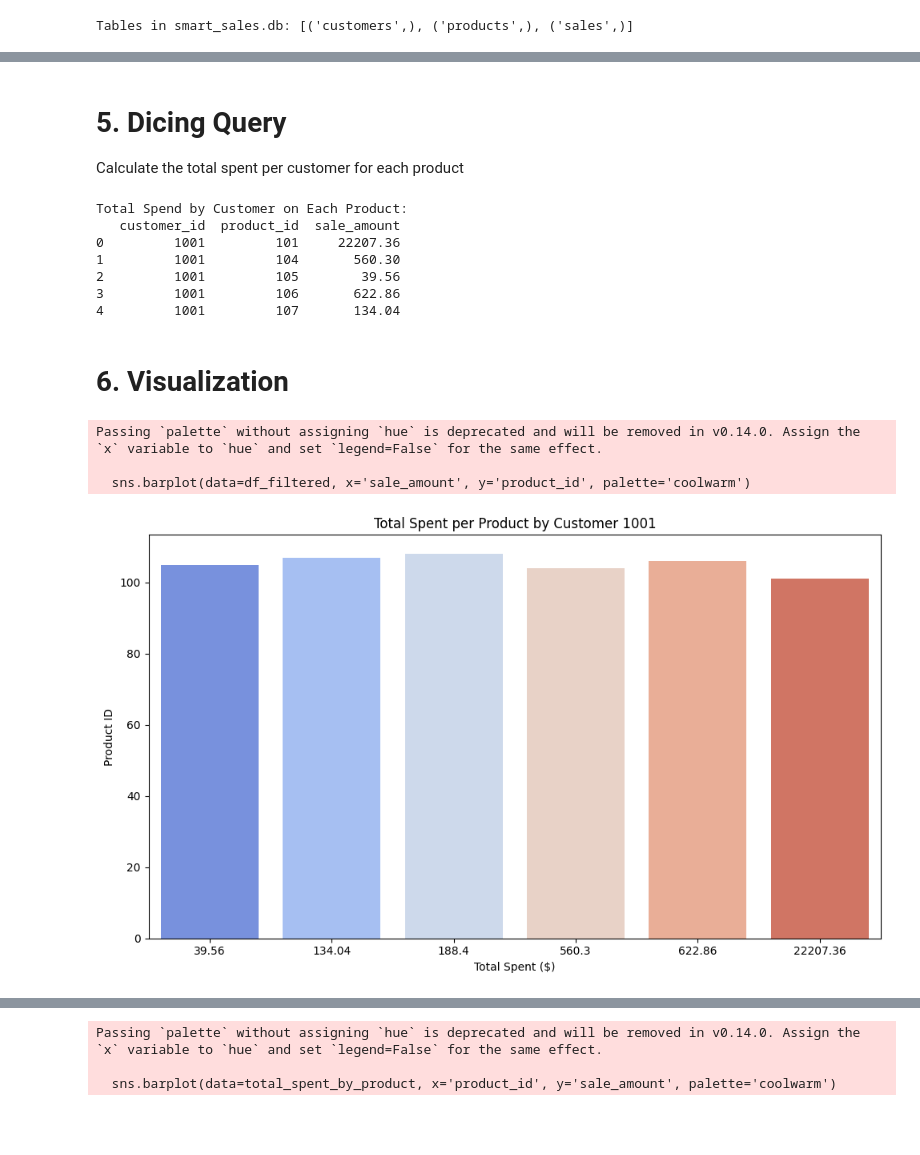
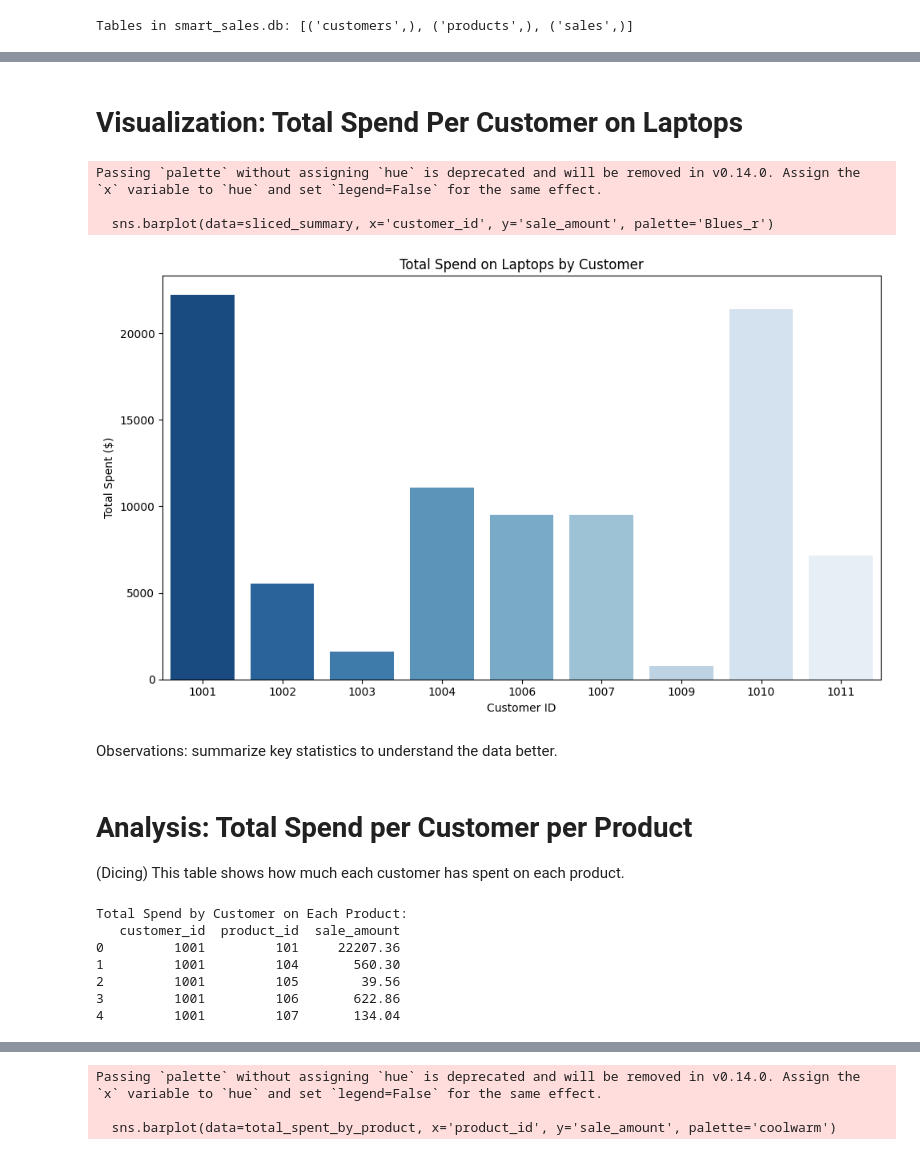
Before and after one commit to abeaderstadt/smart-store-beaderstadt, a Jupyter notebook: scripts/olap/customer_purchases_analysis.ipynb, the cells around one changed output, grey strips where cells are left out. Saved outputs shown, nothing was run; the diff lists cells and outputs as text; code cells hidden in the pictures; blank space fills up the shorter version.

```diff
--- a/scripts/olap/customer_purchases_analysis.ipynb
+++ b/scripts/olap/customer_purchases_analysis.ipynb
@@ -107,6 +181,30 @@ Merged DataFrame:
+# %% [markdown]
+# Visualization: Total Spend Per Customer on Laptops
+# %%
+# Filter for laptops only
+sliced_df = final_df[final_df['product_name'] == 'laptop']
+
+# Group to get total spend per customer on laptops
+sliced_summary = sliced_df.groupby('customer_id')['sale_amount'].sum().reset_index()
+
+# Visualization: Total spend on laptops by customer
+plt.figure(figsize=(10, 6))
+sns.barplot(data=sliced_summary, x='customer_id', y='sale_amount', palette='Blues_r')
+plt.title("Total Spend on Laptops by Customer")
+plt.xlabel("Customer ID")
+plt.ylabel("Total Spent ($)")
+plt.tight_layout()
+plt.show()
+# %% [output]
+Passing `palette` without assigning `hue` is deprecated and will be removed in v0.14.0. Assign the `x` variable to `hue` and set `legend=False` for the same effect.
+
+  sns.barplot(data=sliced_summary, x='customer_id', y='sale_amount', palette='Blues_r')
+[figure, added]
+# %% [markdown]
+Observations: summarize key statistics to understand the data better.
 # %% [markdown]
-# 5. Dicing Query
-Calculate the total spent per customer for each product
+# Analysis: Total Spend per Customer per Product
+(Dicing) This table shows how much each customer has spent on each product.
 # %%
 # Query to calculate total spend per customer for each product
 customer_spend_df = final_df.groupby(['customer_id', 'product_id'])['sale_amount'].sum().reset_index()
@@ -122,25 +220,3 @@ Total Spend by Customer on Each Product:
 2         1001         105        39.56
 3         1001         106       622.86
 4         1001         107       134.04
-# %% [markdown]
-# 6. Visualization
-# %%
-# Choose a specific customer (the first customer in the dataset)
-top_customer = customer_spend_df['customer_id'].iloc[0]
-
-# Filter the DataFrame for the selected customer
-df_filtered = customer_spend_df[customer_spend_df['customer_id'] == top_customer]
-
-# Simple barplot to visualize total spend per product for the selected customer
-plt.figure(figsize=(10, 6))
-sns.barplot(data=df_filtered, x='sale_amount', y='product_id', palette='coolwarm')
-plt.title(f"Total Spent per Product by Customer {top_customer}")
-plt.xlabel("Total Spent ($)")
-plt.ylabel("Product ID")
-plt.tight_layout()
-plt.show()
-# %% [output]
-Passing `palette` without assigning `hue` is deprecated and will be removed in v0.14.0. Assign the `x` variable to `hue` and set `legend=False` for the same effect.
-
-  sns.barplot(data=df_filtered, x='sale_amount', y='product_id', palette='coolwarm')
-[figure, removed]
```
Also changed, not shown: parts of 28 cells of this notebook.
